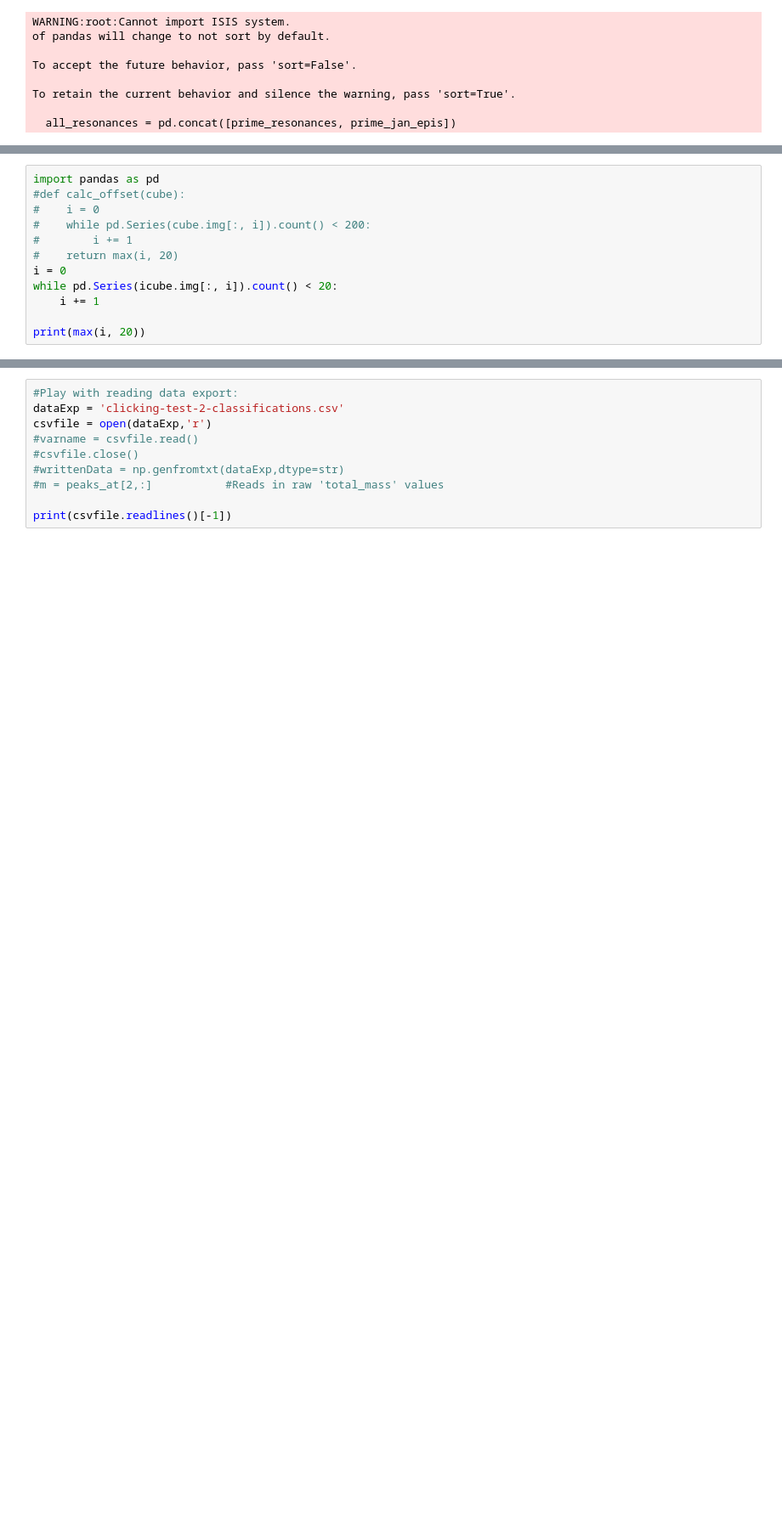
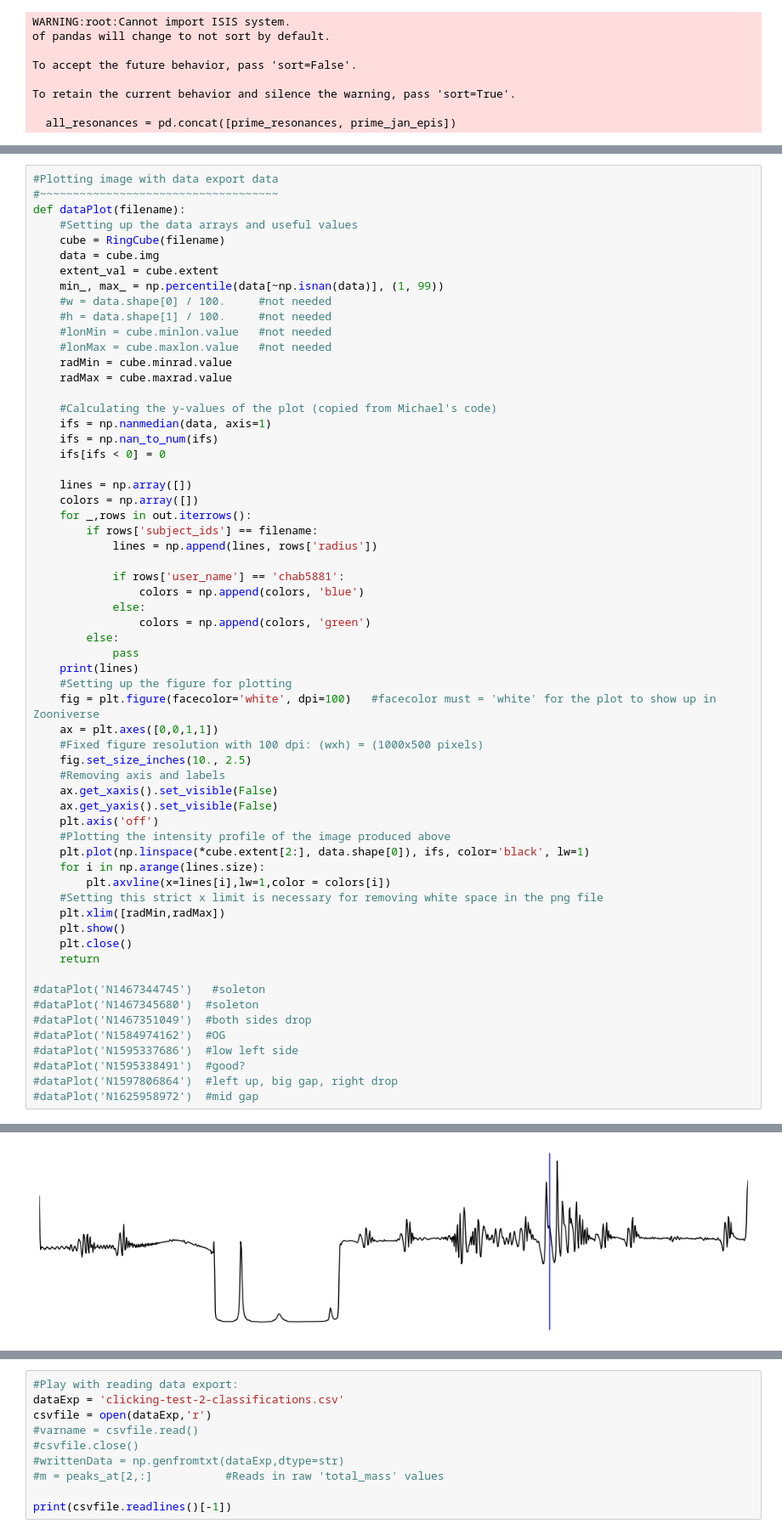
Before and after one commit to chab5881/Saturn_rings, a Jupyter notebook: Image_Production.ipynb, the cells around one changed output, grey strips where cells are left out. Shown: that part at 85% size. Cells and saved outputs as stored; diff of their text form; blank space fills up the shorter version.

```diff
--- a/Image_Production.ipynb
+++ b/Image_Production.ipynb
@@ -251,12 +174,0 @@ plt.show()
-# %%
-import pandas as pd
-#def calc_offset(cube):
-#    i = 0
-#    while pd.Series(cube.img[:, i]).count() < 200:
-#        i += 1
-#    return max(i, 20)
-i = 0
-while pd.Series(icube.img[:, i]).count() < 20:
-    i += 1
-
-print(max(i, 20))
@@ -332,0 +235,62 @@ RingCube('N1868840683').shape
+# %%
+#Plotting image with data export data
+#~~~~~~~~~~~~~~~~~~~~~~~~~~~~~~~~~~~~
+def dataPlot(filename):
+    #Setting up the data arrays and useful values
+    cube = RingCube(filename)
+    data = cube.img
+    extent_val = cube.extent
+    min_, max_ = np.percentile(data[~np.isnan(data)], (1, 99))
+    #w = data.shape[0] / 100.     #not needed
+    #h = data.shape[1] / 100.     #not needed
+    #lonMin = cube.minlon.value   #not needed
+    #lonMax = cube.maxlon.value   #not needed
+    radMin = cube.minrad.value
+    radMax = cube.maxrad.value
+
+    #Calculating the y-values of the plot (copied from Michael's code)
+    ifs = np.nanmedian(data, axis=1)
+    ifs = np.nan_to_num(ifs)
+    ifs[ifs < 0] = 0
+
+    lines = np.array([])
+    colors = np.array([])
+    for _,rows in out.iterrows():
+        if rows['subject_ids'] == filename:
+            lines = np.append(lines, rows['radius'])
+
+            if rows['user_name'] == 'chab5881':
+                colors = np.append(colors, 'blue')
+            else:
+                colors = np.append(colors, 'green')
+        else:
+            pass
+    print(lines)
+    #Setting up the figure for plotting
+    fig = plt.figure(facecolor='white', dpi=100)   #facecolor must = 'white' for the plot to show up in Zooniverse
+    ax = plt.axes([0,0,1,1])
+    #Fixed figure resolution with 100 dpi: (wxh) = (1000x500 pixels)
+    fig.set_size_inches(10., 2.5)
+    #Removing axis and labels
+    ax.get_xaxis().set_visible(False)
+    ax.get_yaxis().set_visible(False)
+    plt.axis('off')
+    #Plotting the intensity profile of the image produced above
+    plt.plot(np.linspace(*cube.extent[2:], data.shape[0]), ifs, color='black', lw=1)
+    for i in np.arange(lines.size):
+        plt.axvline(x=lines[i],lw=1,color = colors[i])
+    #Setting this strict x limit is necessary for removing white space in the png file
+    plt.xlim([radMin,radMax])
+    plt.show()
+    plt.close()
+    return
+
+#dataPlot('N1467344745')   #soleton
+#dataPlot('N1467345680')  #soleton
+#dataPlot('N1467351049')  #both sides drop
+#dataPlot('N1584974162')  #OG
+#dataPlot('N1595337686')  #low left side
+#dataPlot('N1595338491')  #good?
+#dataPlot('N1597806864')  #left up, big gap, right drop
+#dataPlot('N1625958972')  #mid gap
+# %% [output]
@@ -332,0 +298 @@ RingCube('N1868840683').shape
+[figure, added]
```
Also changed, not shown: parts of 17 cells of this notebook.
